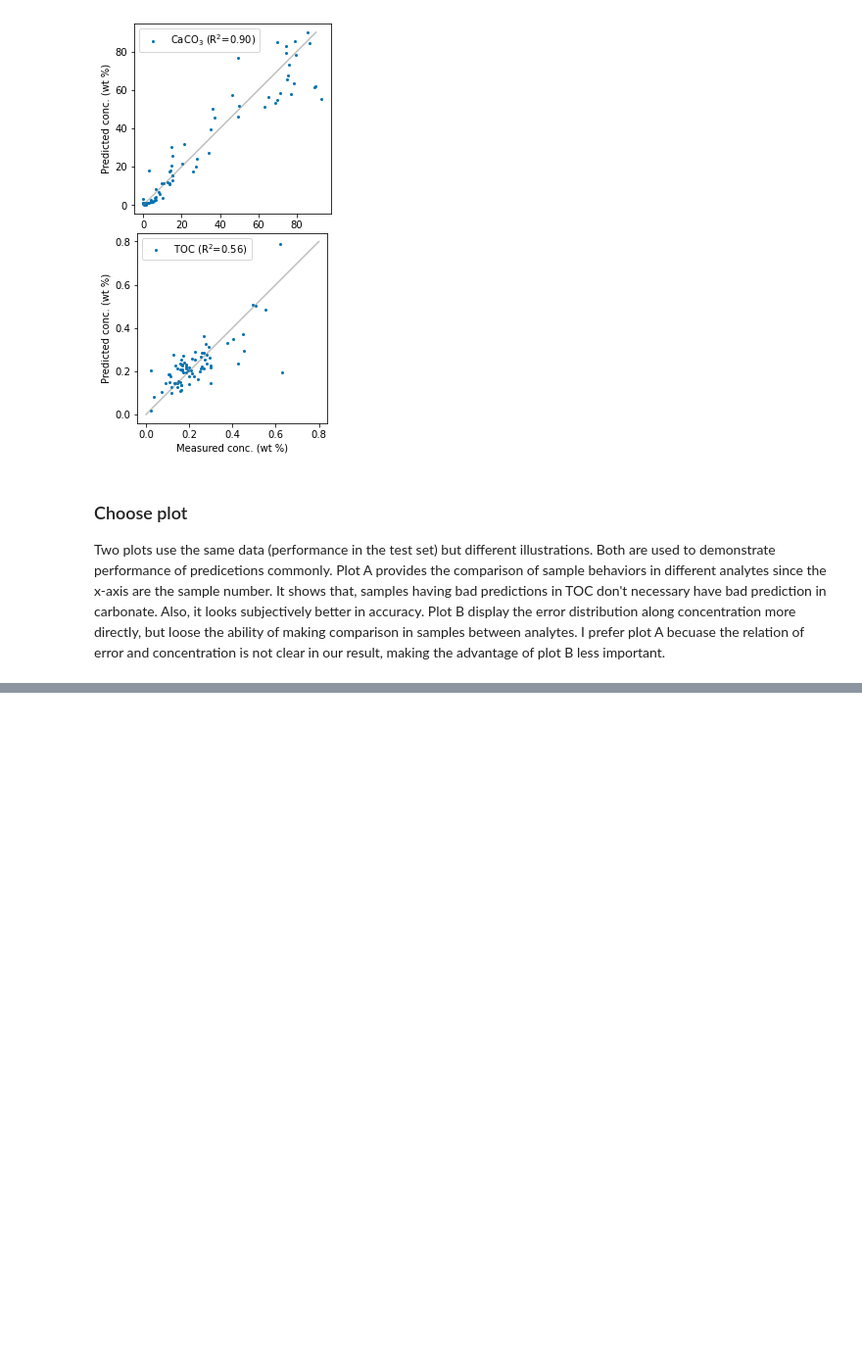
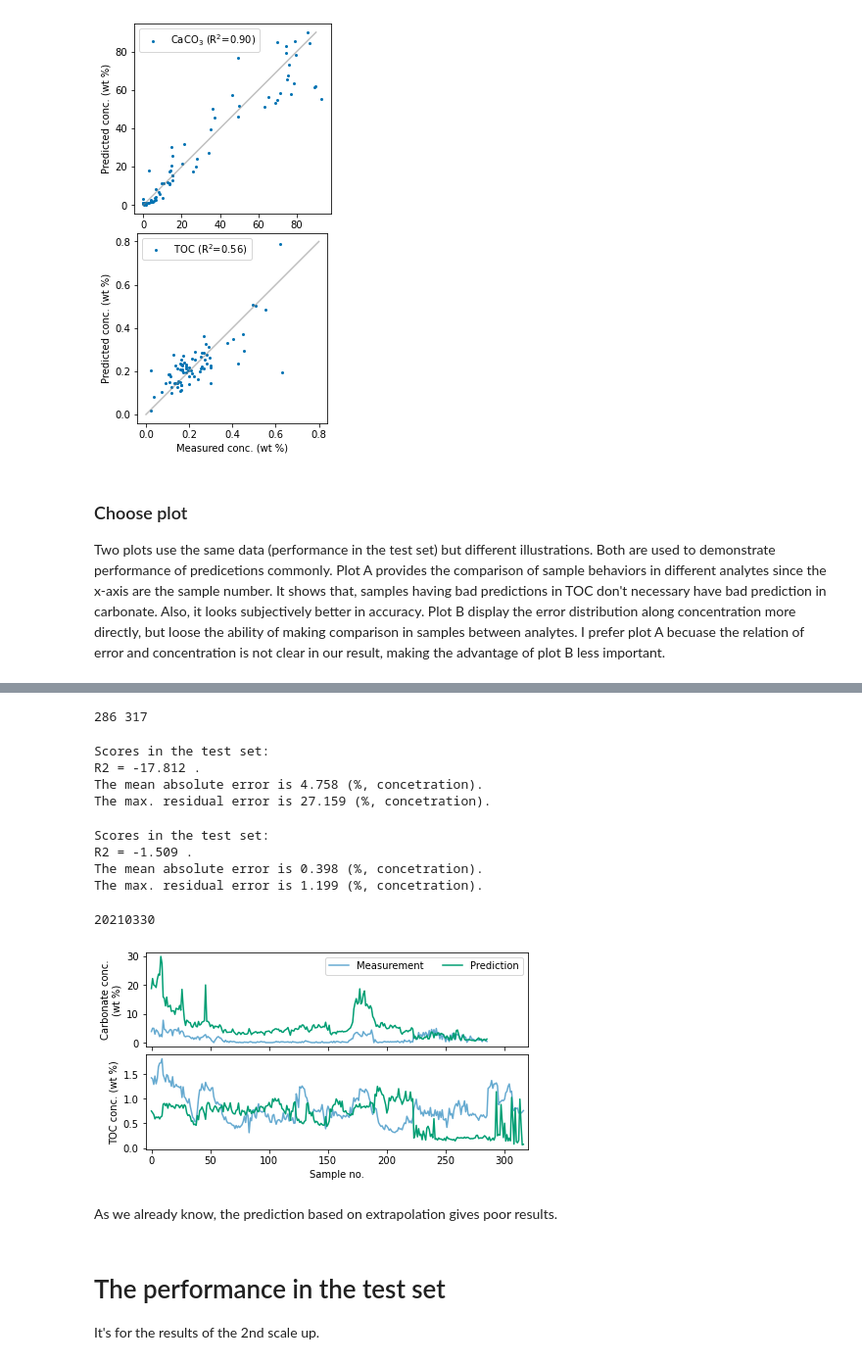
Before and after one commit to dispink/CaCO3_NWP, a Jupyter notebook: plot_for_paper.ipynb, the cells around one changed output, grey strips where cells are left out. Shown at 98% size. Cells and saved outputs as stored; diff of their text form; code cells hidden in the pictures; blank space fills up the shorter version.

```diff
--- a/plot_for_paper.ipynb
+++ b/plot_for_paper.ipynb
@@ -376,0 +486,74 @@ Two plots use the same data (performance in the test set) but different illustra
+# %%
+from joblib import load
+model_ca = load('models/caco3_nmf+svr_model_20201013.joblib')
+model_toc = load('models/toc_nmf+svr_model_20201013.joblib')
+# %%
+merge_df = pd.read_csv('data/spe+bulk_dataset_20201215.csv')
+
+X = merge_df.iloc[:, 1: -5].values
+X = X / X.sum(axis = 1, keepdims = True)
+y_ca = merge_df.loc[merge_df.core.isin(['LV28-44-3', 'LV29-114-3']), 'CaCO3%']
+y_toc = merge_df.loc[merge_df.core.isin(['LV28-44-3', 'LV29-114-3', 'SO178-12-3']), 'TOC%']
+# %%
+print(len(y_ca), len(y_toc))
+# %% [output]
+286 317
+# %%
+y_ca_predict = np.exp(model_ca.predict(X[merge_df.core.isin(['LV28-44-3', 'LV29-114-3'])]))
+y_toc_predict = np.exp(model_toc.predict(X[merge_df.core.isin(['LV28-44-3', 'LV29-114-3', 'SO178-12-3'])]))
+# %%
+from sklearn.metrics import r2_score
+from sklearn.metrics import mean_absolute_error
+from sklearn.metrics import max_error
+
+print('Scores in the test set:')
+print('R2 = {:.3f} .'.format(r2_score(y_ca, y_ca_predict)))
+print('The mean absolute error is {:.3f} (%, concetration).'.format(mean_absolute_error(y_ca, y_ca_predict)))
+print('The max. residual error is {:.3f} (%, concetration).'.format(max_error(y_ca, y_ca_predict)))
+# %% [output]
+Scores in the test set:
+R2 = -17.812 .
+The mean absolute error is 4.758 (%, concetration).
+The max. residual error is 27.159 (%, concetration).
+# %%
+from sklearn.metrics import r2_score
+from sklearn.metrics import mean_absolute_error
+from sklearn.metrics import max_error
+
+print('Scores in the test set:')
+print('R2 = {:.3f} .'.format(r2_score(y_toc, y_toc_predict)))
+print('The mean absolute error is {:.3f} (%, concetration).'.format(mean_absolute_error(y_toc, y_toc_predict)))
+print('The max. residual error is {:.3f} (%, concetration).'.format(max_error(y_toc, y_toc_predict)))
+# %% [output]
+Scores in the test set:
+R2 = -1.509 .
+The mean absolute error is 0.398 (%, concetration).
+The max. residual error is 1.199 (%, concetration).
+# %%
+from sklearn.metrics import r2_score
+
+fig, axes = plt.subplots(2, 1, figsize=(7, 3.7), sharex='col')
+axes[0].plot(range(len(y_ca)), y_ca, alpha=0.6, label='Measurement')
+axes[0].plot(range(len(y_ca_predict)), y_ca_predict, label='Prediction')
+axes[0].set_ylabel('Carbonate conc.\n(wt %)')
+#axes[0].set_yticks(np.linspace(0, 80, 3))
+axes[0].set_xlim(-5, 320)
+axes[0].legend(loc='upper right', ncol=2)
+
+axes[1].plot(range(len(y_toc)), y_toc, alpha=0.6, label='Measurement')
+axes[1].plot(range(len(y_toc_predict)), y_toc_predict, label='Prediction')
+axes[1].set_ylabel('TOC conc. (wt %)')
+#axes[1].set_yticks(np.linspace(0, 0.8, 3))
+
+axes[1].set_xlabel('Sample no.')
+fig.subplots_adjust(hspace=.08)
+fig.savefig('results/1st_performance_2nddataset_{}.png'.format(date))
+print(date)
+# %% [output]
+20210330
+[figure, added]
+# %% [markdown]
+As we already know, the prediction based on extrapolation gives poor results.
+# %% [markdown]
+# The performance in the test set
+It's for the results of the 2nd scale up.
```
Also changed, not shown: parts of 29 cells of this notebook.
